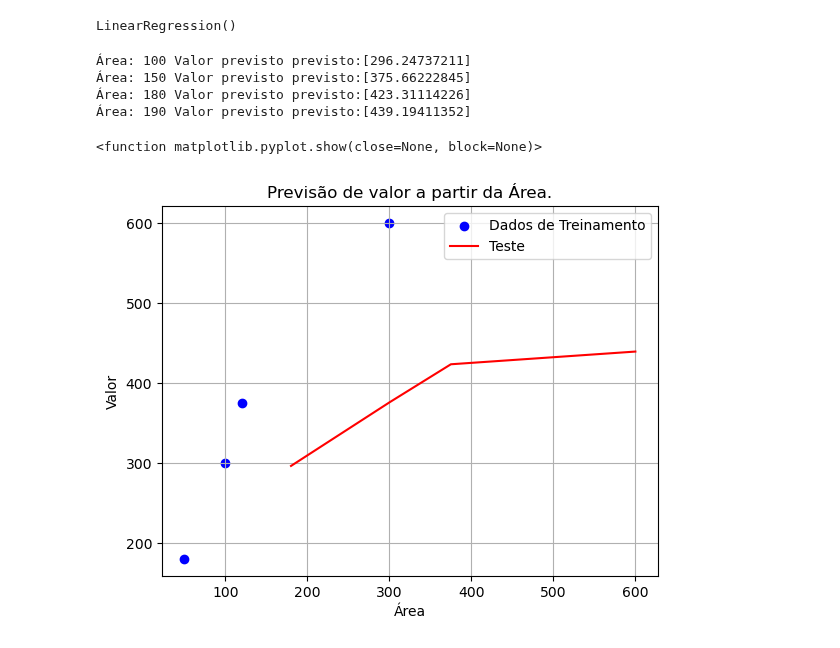
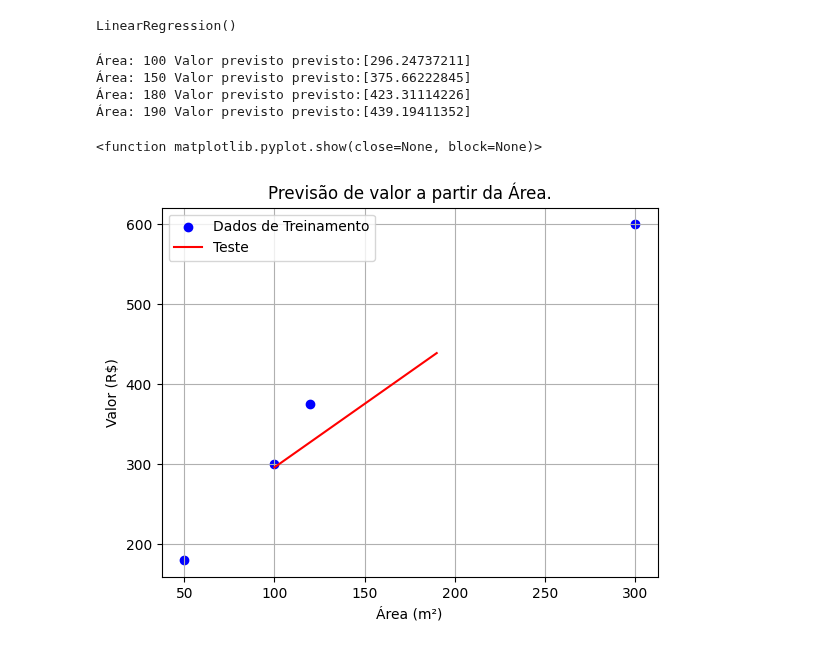
Before and after one commit to RSVictor/Codigos_IABD2024, a Jupyter notebook: Aula 05/exercicio3.ipynb, the cells around one changed output. Saved outputs shown, nothing was run; the diff lists cells and outputs as text; code cells hidden in the pictures.

```diff
--- a/Aula 05/exercicio3.ipynb
+++ b/Aula 05/exercicio3.ipynb
@@ -16,20 +16,20 @@ valor_previsto= modelo.predict(A_teste)
 # %%
 for i in range(len(A_teste)): #Laço de repetição para exibir os dados de saida
     print(f"Área: {A_teste[i][0]} Valor previsto previsto:{valor_previsto[i]}")
     #gráfico de pontos -scatter
 plt.scatter(A,Valor, color='blue' , label='Dados de Treinamento')
     #gráfico de linhas
-plt.plot(Valor,valor_previsto, color = 'red', label='Teste')
-plt.xlabel('Área')
-plt.ylabel('Valor')
+plt.plot(A_teste,valor_previsto, color = 'red', label='Teste')
+plt.xlabel('Área (m²)')
+plt.ylabel('Valor (R$)')
 plt.title('Previsão de valor a partir da Área.')
 plt.legend()
 plt.grid(True)
 plt.show
 # %% [output]
 Área: 100 Valor previsto previsto:[296.24737211]
 Área: 150 Valor previsto previsto:[375.66222845]
 Área: 180 Valor previsto previsto:[423.31114226]
 Área: 190 Valor previsto previsto:[439.19411352]
 <function matplotlib.pyplot.show(close=None, block=None)>
-[figure, old version]
+[figure, new version]
```
Also changed, not shown: 4 other files.
